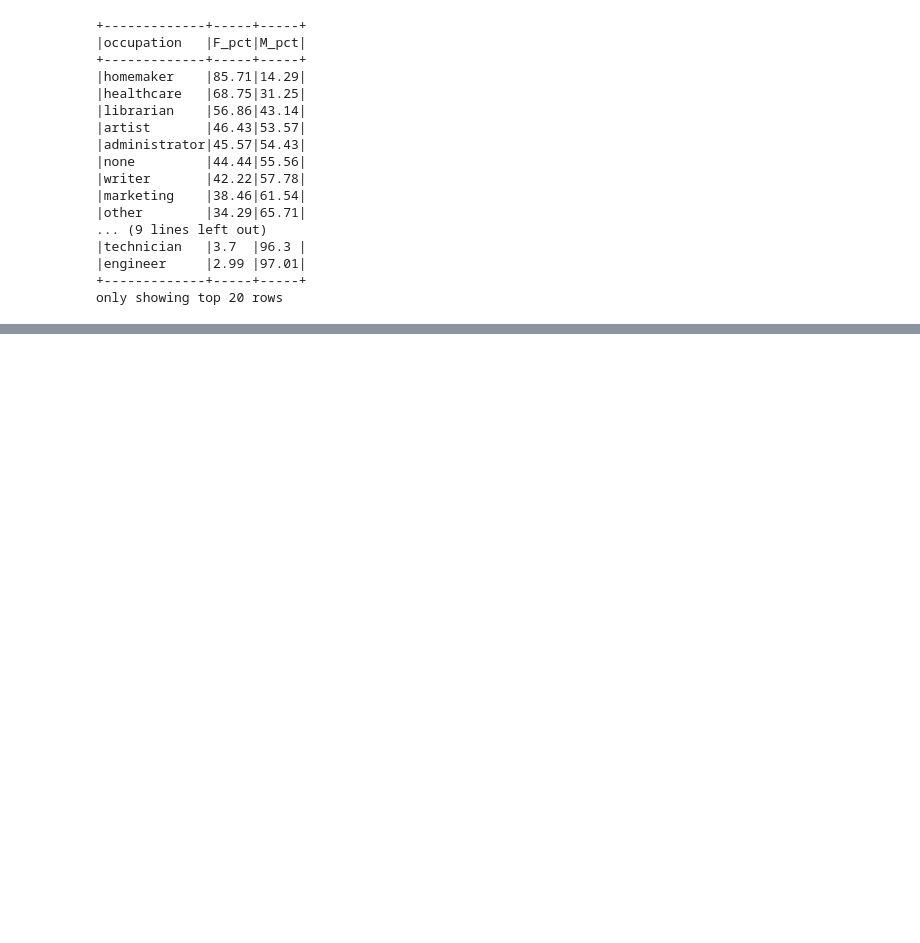
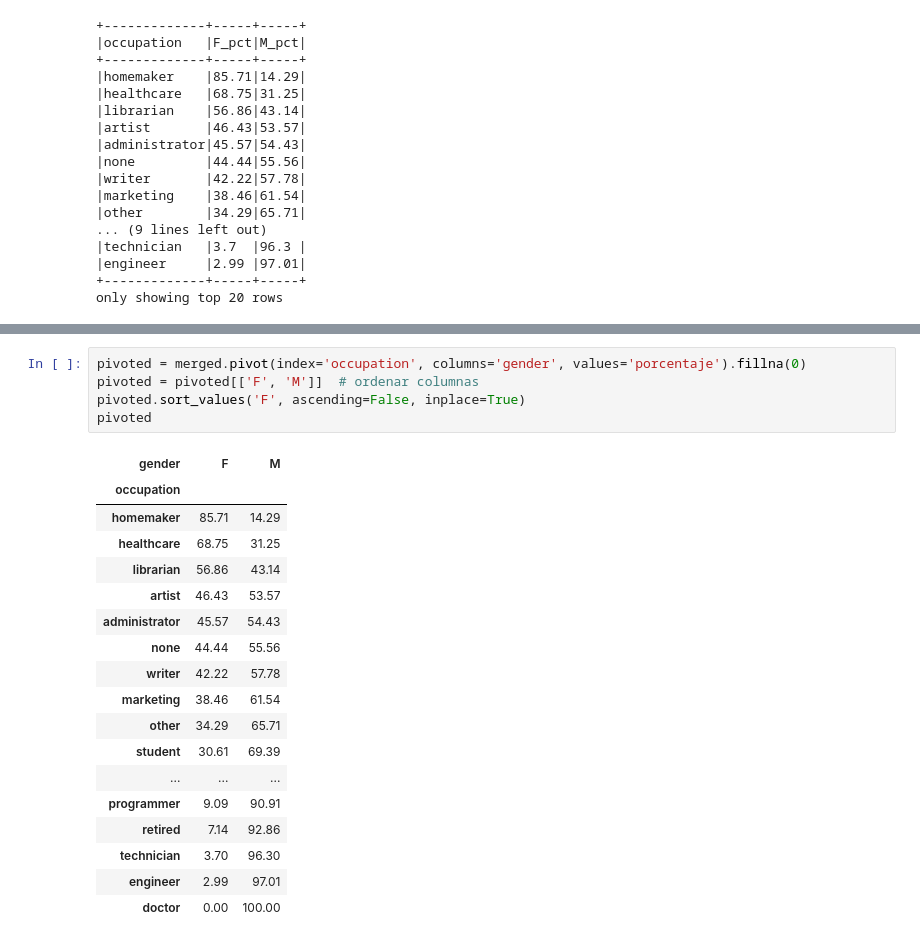
Before and after one commit to LLAES07/pyspark_exercises, a Jupyter notebook: 03_Grouping/Occupation/Exercise.ipynb, the cells around one changed output, grey strips where cells are left out. Cells and saved outputs as stored; diff of their text form; blank space fills up the shorter version.

```diff
--- a/03_Grouping/Occupation/Exercise.ipynb
+++ b/03_Grouping/Occupation/Exercise.ipynb
@@ -289,0 +320,24 @@ only showing top 20 rows
+# %%
+pivoted = merged.pivot(index='occupation', columns='gender', values='porcentaje').fillna(0)
+pivoted = pivoted[['F', 'M']]  # ordenar columnas
+pivoted.sort_values('F', ascending=False, inplace=True)
+pivoted
+# %% [output]
+| gender | F | M |
+| occupation |  |  |
+| homemaker | 85.71 | 14.29 |
+| healthcare | 68.75 | 31.25 |
+| librarian | 56.86 | 43.14 |
+| artist | 46.43 | 53.57 |
+| administrator | 45.57 | 54.43 |
+| none | 44.44 | 55.56 |
+| writer | 42.22 | 57.78 |
+| marketing | 38.46 | 61.54 |
+| other | 34.29 | 65.71 |
+| student | 30.61 | 69.39 |
+| ... | ... | ... |
+| programmer | 9.09 | 90.91 |
+| retired | 7.14 | 92.86 |
+| technician | 3.70 | 96.30 |
+| engineer | 2.99 | 97.01 |
+| doctor | 0.00 | 100.00 |
```
Also changed, not shown: parts of 4 cells of this notebook.
